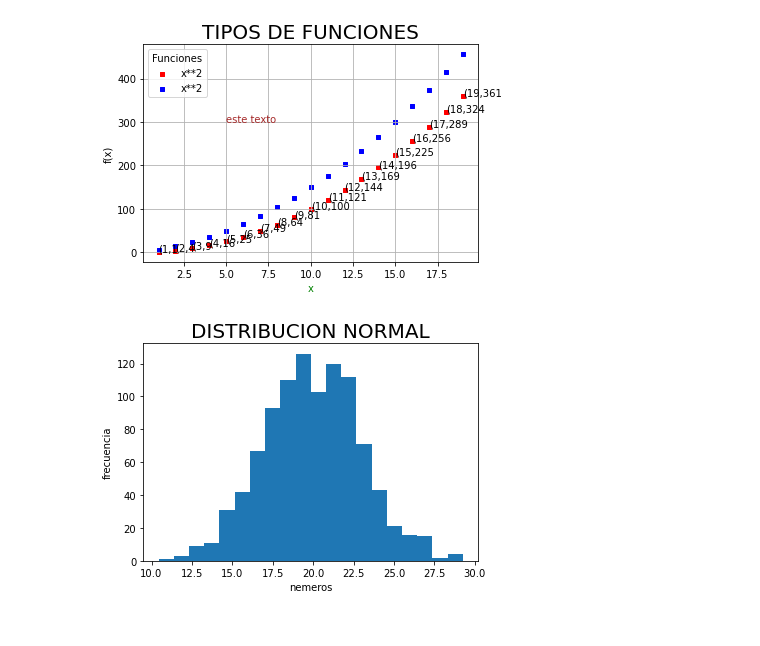
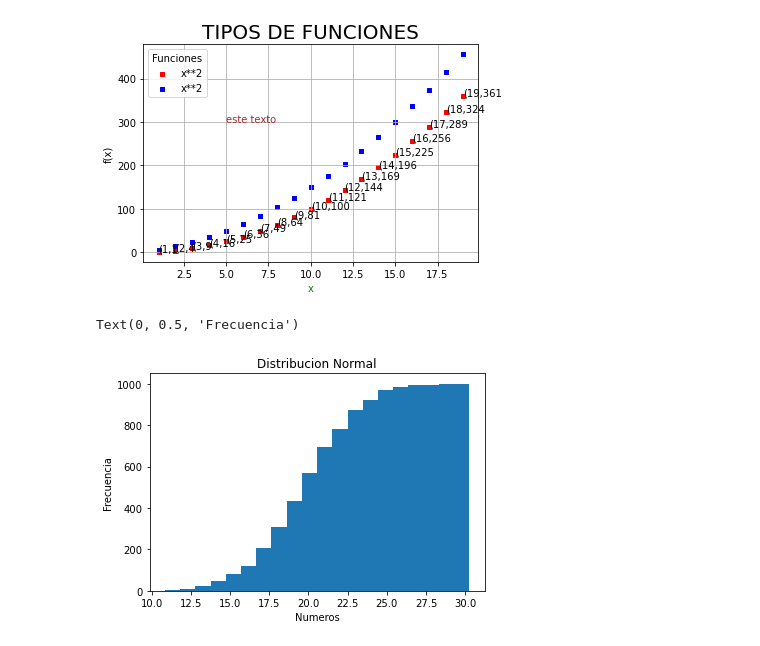
Before and after one commit to Jenyalejp/BIGDATA2022, a Jupyter notebook: notebooks/0.4.Visualizacion_inicial_de_datos.ipynb, the cells around one changed output. Drawn from its saved outputs; the diff is of its cells as text; code cells hidden in the pictures.

```diff
--- a/notebooks/0.4.Visualizacion_inicial_de_datos.ipynb
+++ b/notebooks/0.4.Visualizacion_inicial_de_datos.ipynb
@@ -27,18 +27,17 @@ for val_x in x:
     plt.text(val_x,val_x**2,f'({val_x},{val_x**2}')
 # %% [output]
 [figure]
-# %%
-# historgramas
-
-media =20
-std = 3
-plt.hist(numeros,bins=20,comulative=true,density=false);
-numeros = np.random.normal(media,std,1000)
-plt. title ('DISTRIBUCION NORMAL',Fontsize=20)
-plt.xlabel ('nemeros')
-plt.ylabel ('frecuencia')
-
-plt.hist(numeros, bins=20); #ancho del contenedor, el ; borra la otra informacion
-# %% [output]
-[figure, removed]
+# %%
+# Histogramas
+media = 20
+std = 3
+numeros = np.random.normal(media, std, 1000)
+
+plt.hist(numeros, bins=20, cumulative=True, density=False);
+plt.title('Distribucion Normal')
+plt.xlabel('Numeros')
+plt.ylabel('Frecuencia')
+# %% [output]
+Text(0, 0.5, 'Frecuencia')
+[figure, added]
 # %%
```
Also changed, not shown: parts of 1 cell of this notebook.
